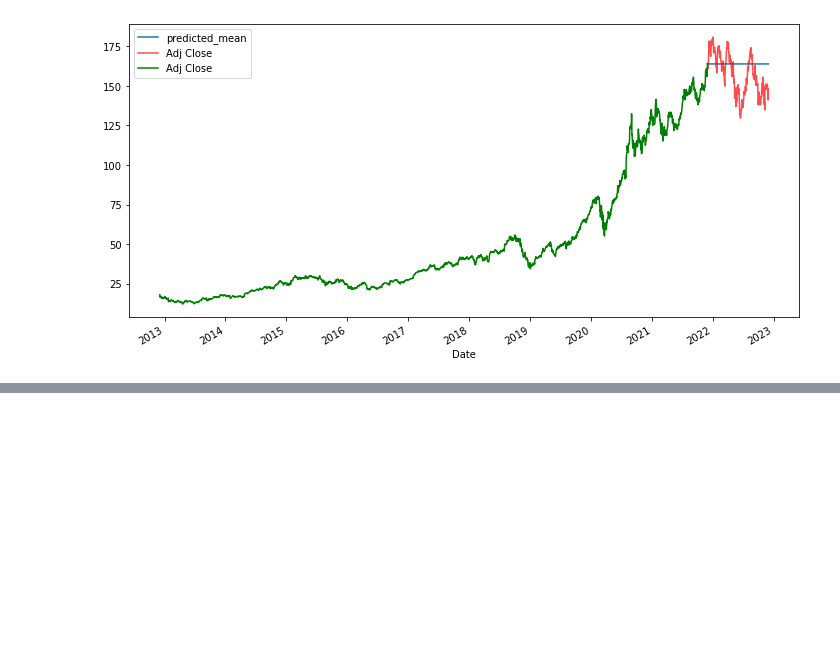
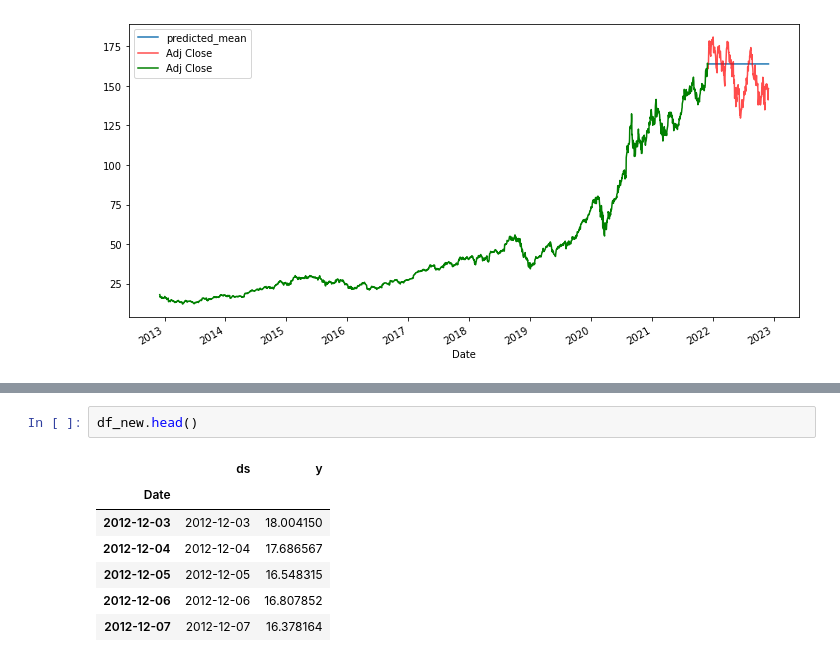
Before and after one commit to grantc00/Capstone-2, a Jupyter notebook: Capstone2.ipynb, the cells around one changed output, grey strips where cells are left out. Drawn from its saved outputs; the diff is of its cells as text; blank space fills up the shorter version.

```diff
--- a/Capstone2.ipynb
+++ b/Capstone2.ipynb
@@ -475,0 +483,10 @@ The root mean squared error is 14.279798847387008.
+# %%
+df_new.head()
+# %% [output]
+|  | ds | y |
+| Date |  |  |
+| 2012-12-03 | 2012-12-03 | 18.004150 |
+| 2012-12-04 | 2012-12-04 | 17.686567 |
+| 2012-12-05 | 2012-12-05 | 16.548315 |
+| 2012-12-06 | 2012-12-06 | 16.807852 |
+| 2012-12-07 | 2012-12-07 | 16.378164 |
```
Also changed, not shown: parts of 15 cells of this notebook.
